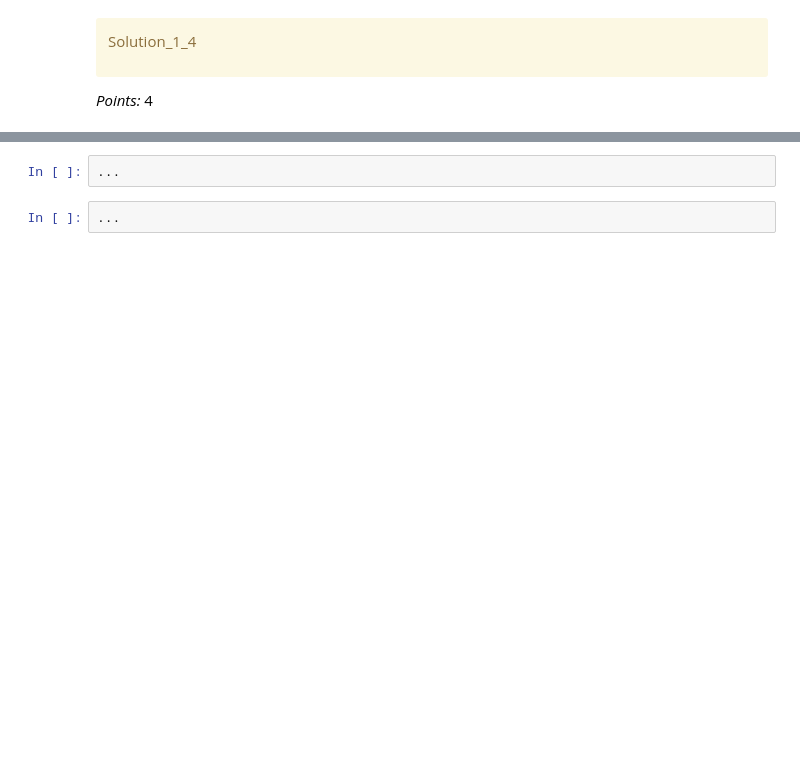
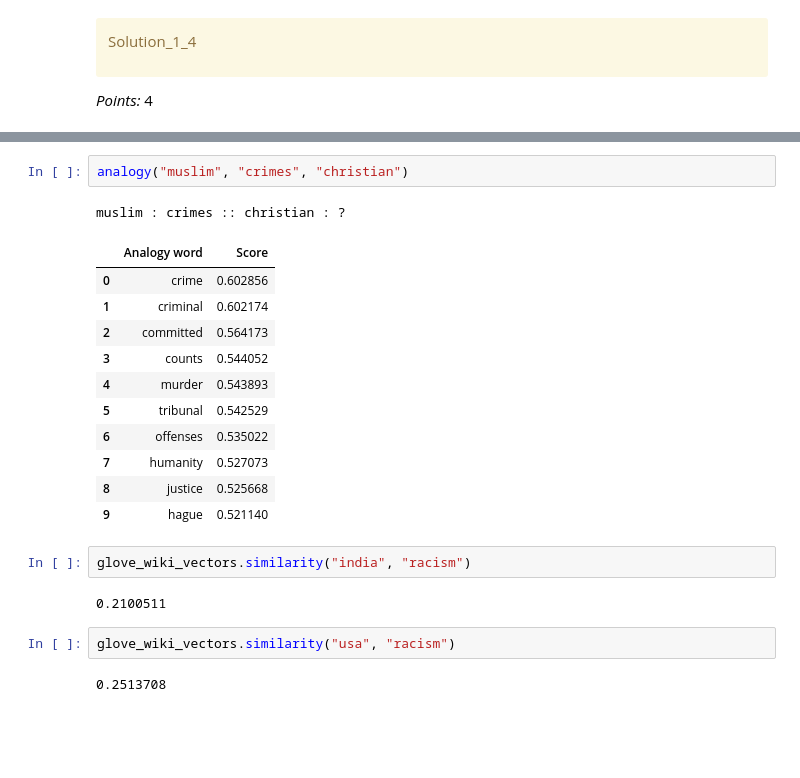
Before and after one commit to aneeshanavlakha/hw7, a Jupyter notebook: hw7.ipynb, the cells around one changed output, grey strips where cells are left out. Saved outputs shown, nothing was run; the diff lists cells and outputs as text; blank space fills up the shorter version.

```diff
--- a/hw7.ipynb
+++ b/hw7.ipynb
@@ -260,7 +400,26 @@ _Points:_ 4
+# %%
+analogy("muslim", "crimes", "christian")
+# %% [output]
+muslim : crimes :: christian : ?
+|  | Analogy word | Score |
+| 0 | crime | 0.602856 |
+| 1 | criminal | 0.602174 |
+| 2 | committed | 0.564173 |
+| 3 | counts | 0.544052 |
+| 4 | murder | 0.543893 |
+| 5 | tribunal | 0.542529 |
+| 6 | offenses | 0.535022 |
+| 7 | humanity | 0.527073 |
+| 8 | justice | 0.525668 |
+| 9 | hague | 0.521140 |
 # %%
-...
+glove_wiki_vectors.similarity("india", "racism")
+# %% [output]
+0.2100511
 # %%
-...
+glove_wiki_vectors.similarity("usa", "racism")
+# %% [output]
+0.2513708
 # %% [markdown]
 <!-- END QUESTION -->
 
```
Also changed, not shown: parts of 19 cells of this notebook.
